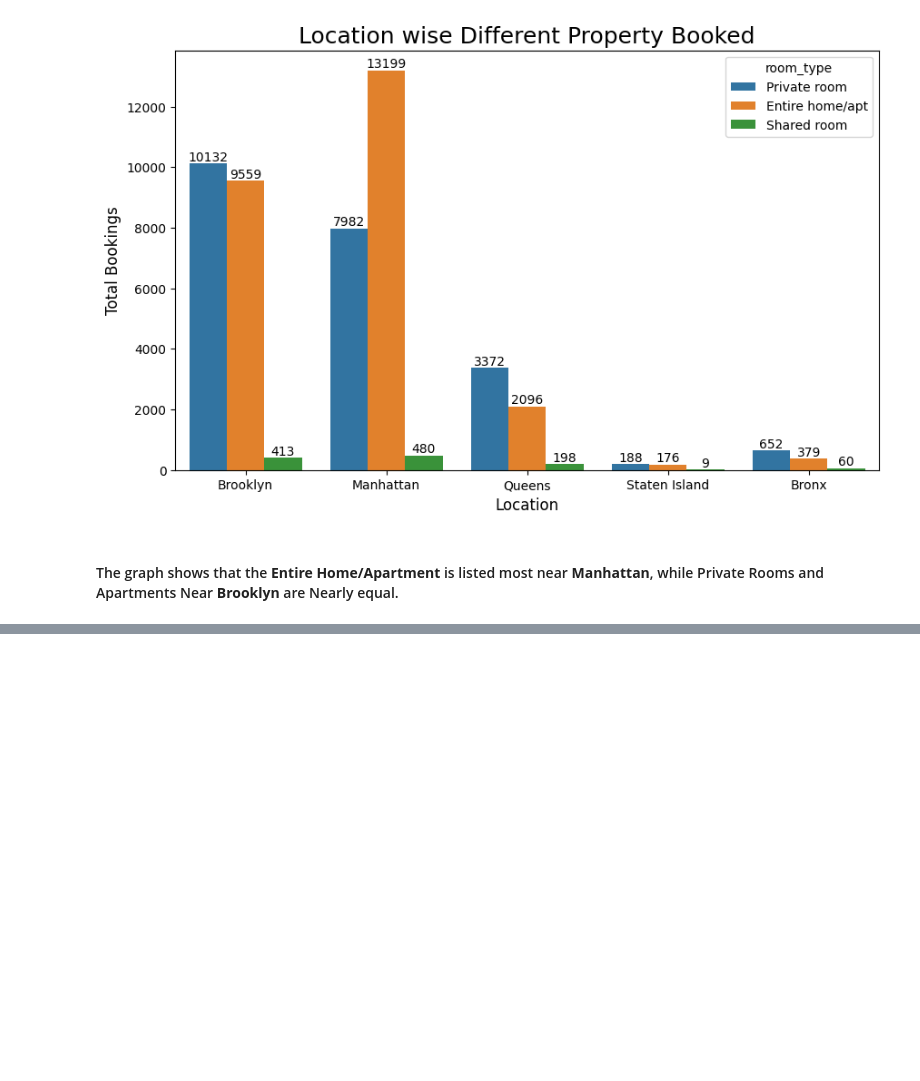
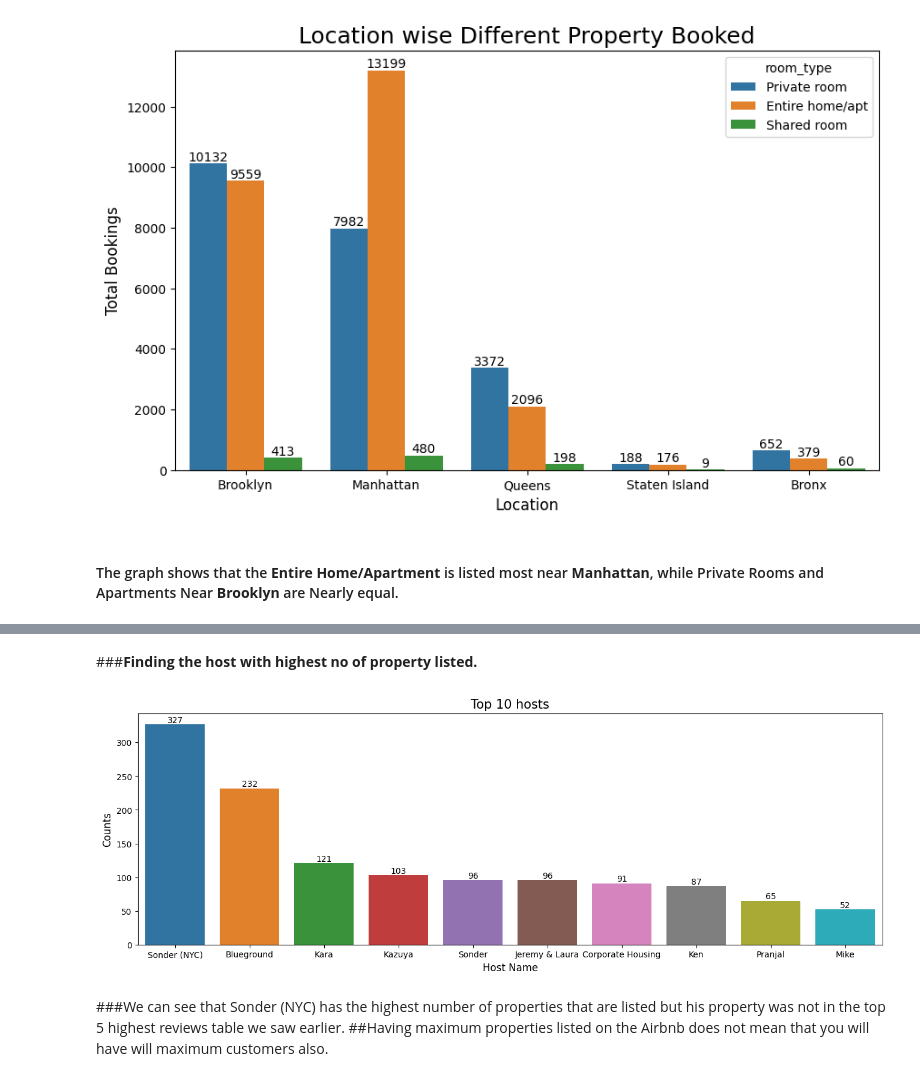
Before and after one commit to 06-pooja/EDA-On-Airbnb, a Jupyter notebook: Personal_colab.ipynb, the cells around one changed output, grey strips where cells are left out. Saved outputs shown, nothing was run; the diff lists cells and outputs as text; code cells hidden in the pictures; blank space fills up the shorter version.

```diff
--- a/Personal_colab.ipynb
+++ b/Personal_colab.ipynb
@@ -404,0 +397,35 @@ plt.show()
+# %% [markdown]
+###**Finding the host with highest no of property listed.**
+# %%
+# Chart - 11: Host with the highest number of listed properties booked.
+
+# let's make a new dataset to see who has the most listings and in which neighbourhood.
+top_hosts = airbnb.groupby(['host_name'])['calculated_host_listings_count'].max().reset_index().sort_values('calculated_host_listings_count',ascending=False).head(10)
+
+# rename column name calculated_host_listing_count to counts
+top_hosts.rename(columns={'calculated_host_listings_count':'counts'},inplace=True)
+
+# set figure size
+plt.figure(figsize=(16,5))
+
+# set plot title
+plt.title('Top 10 hosts',{'fontsize': 15, 'fontweight': 30})
+
+# plot the bar chat
+th = sns.barplot(x='host_name',y='counts',data=top_hosts)
+
+#  labels for each bar
+for container in th.containers:
+    th.bar_label(container)
+
+# set x-axis and y-axis labels
+plt.ylabel("Counts", {'fontsize': 12, 'fontweight': 15})
+plt.xlabel('Host Name', {'fontsize': 12, 'fontweight': 15})
+
+#display figure
+plt.show()
+# %% [output]
+[figure, added]
+# %% [markdown]
+###We can see that Sonder (NYC) has the highest number of properties that are listed but his property was not in the top 5 highest reviews table we saw earlier.
+##Having maximum properties listed on the Airbnb does not mean that you will have will maximum customers also.
```
Also changed, not shown: parts of 11 cells of this notebook.
